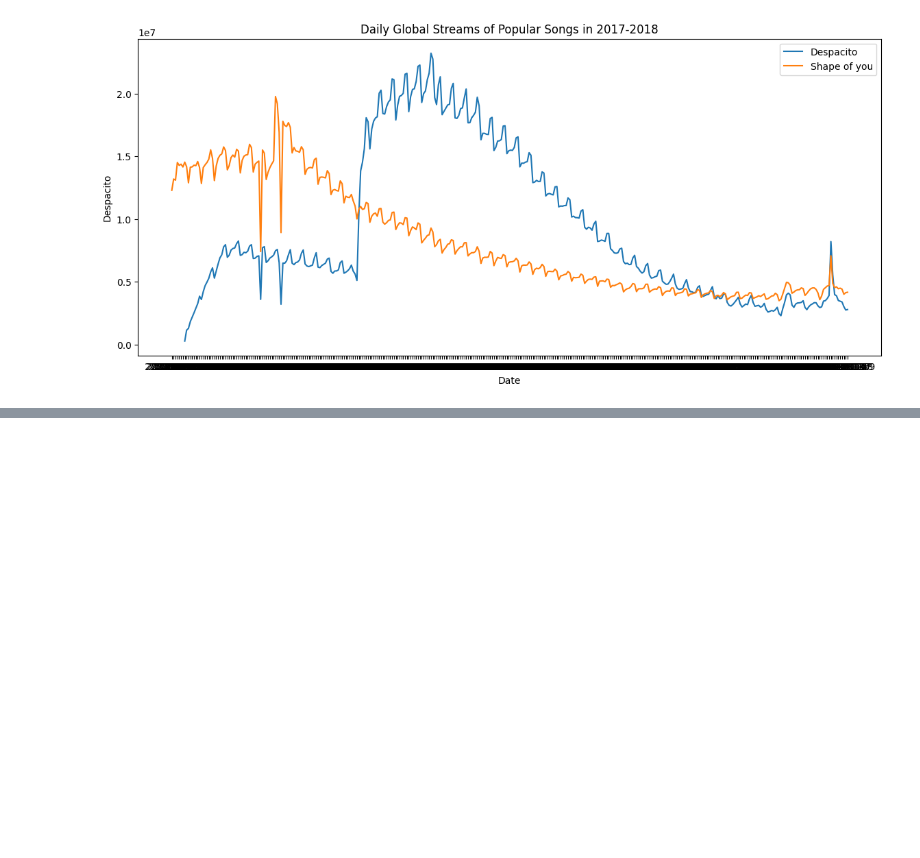
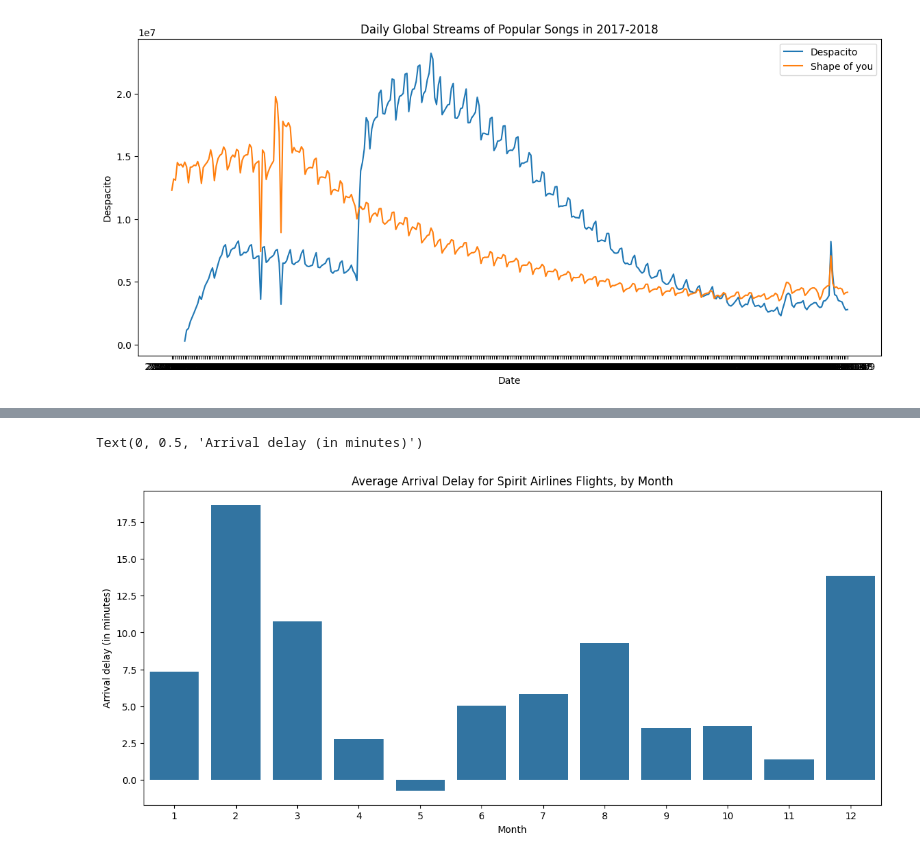
Before and after one commit to BrilliantChard/Python-and-ML, a Jupyter notebook: Seaborn_Tutorial.ipynb, the cells around one changed output, grey strips where cells are left out. Saved outputs shown, nothing was run; the diff lists cells and outputs as text; code cells hidden in the pictures; blank space fills up the shorter version.

```diff
--- a/Seaborn_Tutorial.ipynb
+++ b/Seaborn_Tutorial.ipynb
@@ -88,0 +167,10 @@ Text(0.5, 0, 'Date')
+# %%
+plt.figure(figsize=(14, 6))
+plt.title('Average Arrival Delay for Spirit Airlines Flights, by Month')
+
+sns.barplot(x=flight_data.index, y=flight_data['B6'])
+
+plt.ylabel("Arrival delay (in minutes)")
+# %% [output]
+Text(0, 0.5, 'Arrival delay (in minutes)')
+[figure, added]
```
Also changed, not shown: parts of 15 cells of this notebook.
